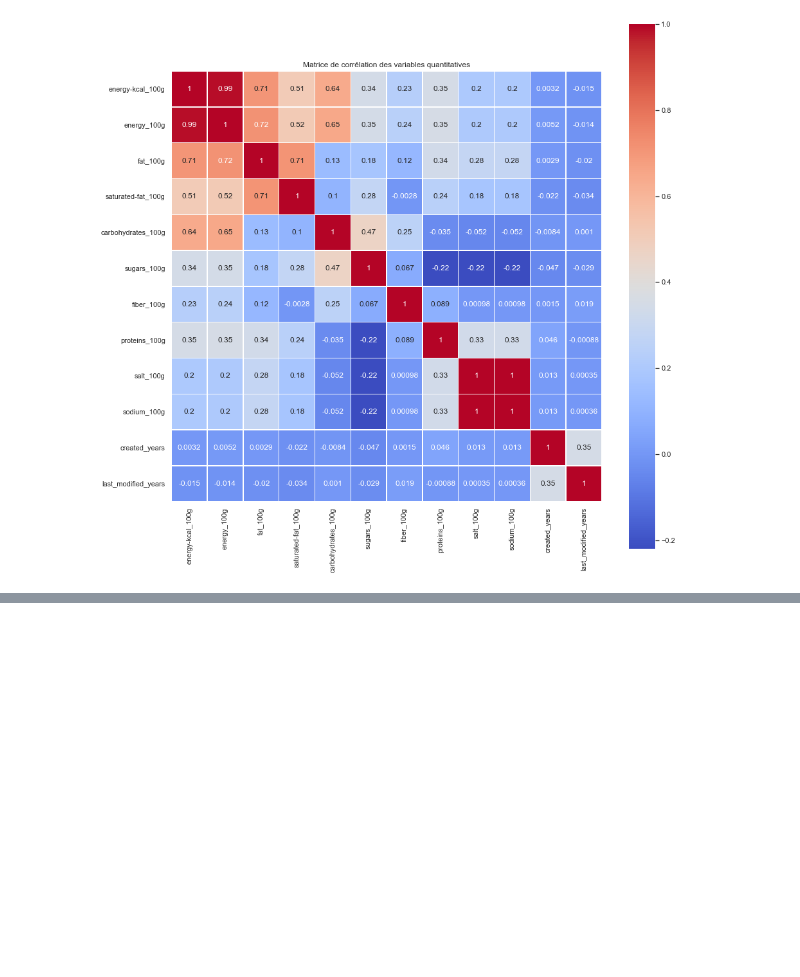
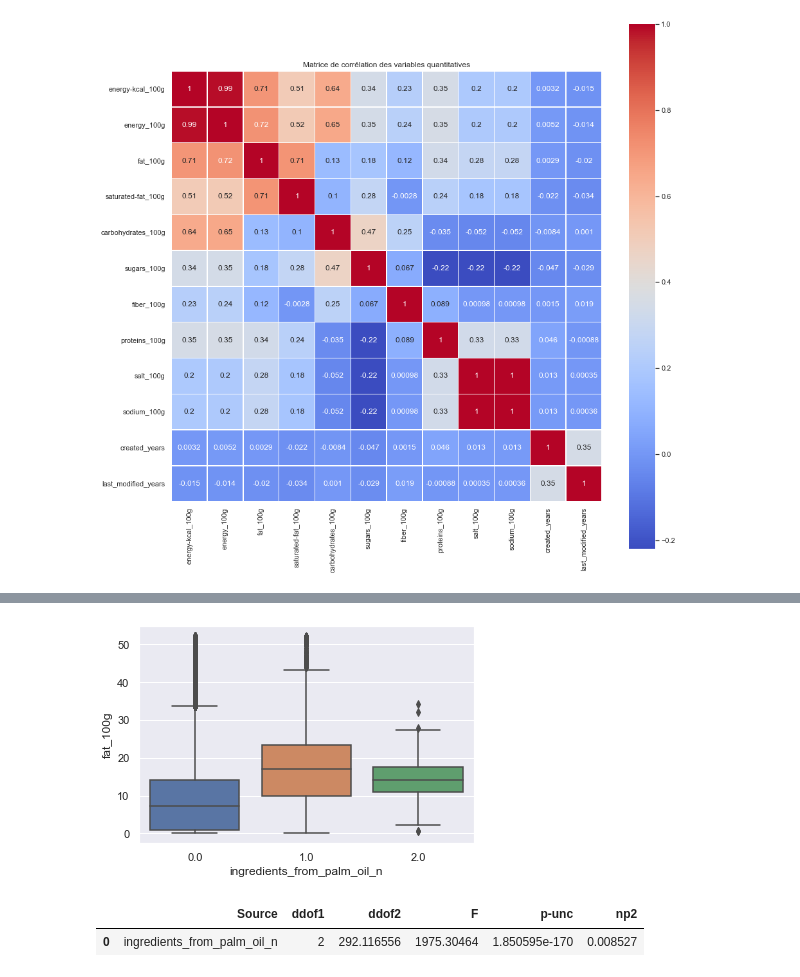
Before and after one commit to Sylvariane/Concevez_une_app_au_service_de_la_sante_publique, a Jupyter notebook: PSante_02_notebookexploration.ipynb, the cells around one changed output, grey strips where cells are left out. Cells and saved outputs as stored; diff of their text form; code cells hidden in the pictures; blank space fills up the shorter version.

```diff
--- a/PSante_02_notebookexploration.ipynb
+++ b/PSante_02_notebookexploration.ipynb
@@ -234,0 +270,10 @@ plt.show()
+# %%
+sns.boxplot(x="ingredients_from_palm_oil_n", y="fat_100g", data=df)
+plt.show()
+# %% [output]
+[figure, added]
+# %%
+pg.welch_anova(data=df, dv="fat_100g", between="ingredients_from_palm_oil_n")
+# %% [output]
+|  | Source | ddof1 | ddof2 | F | p-unc | np2 |
+| 0 | ingredients_from_palm_oil_n | 2 | 292.116556 | 1975.30464 | 1.850595e-170 | 0.008527 |
```
Also changed, not shown: parts of 9 cells of this notebook.
